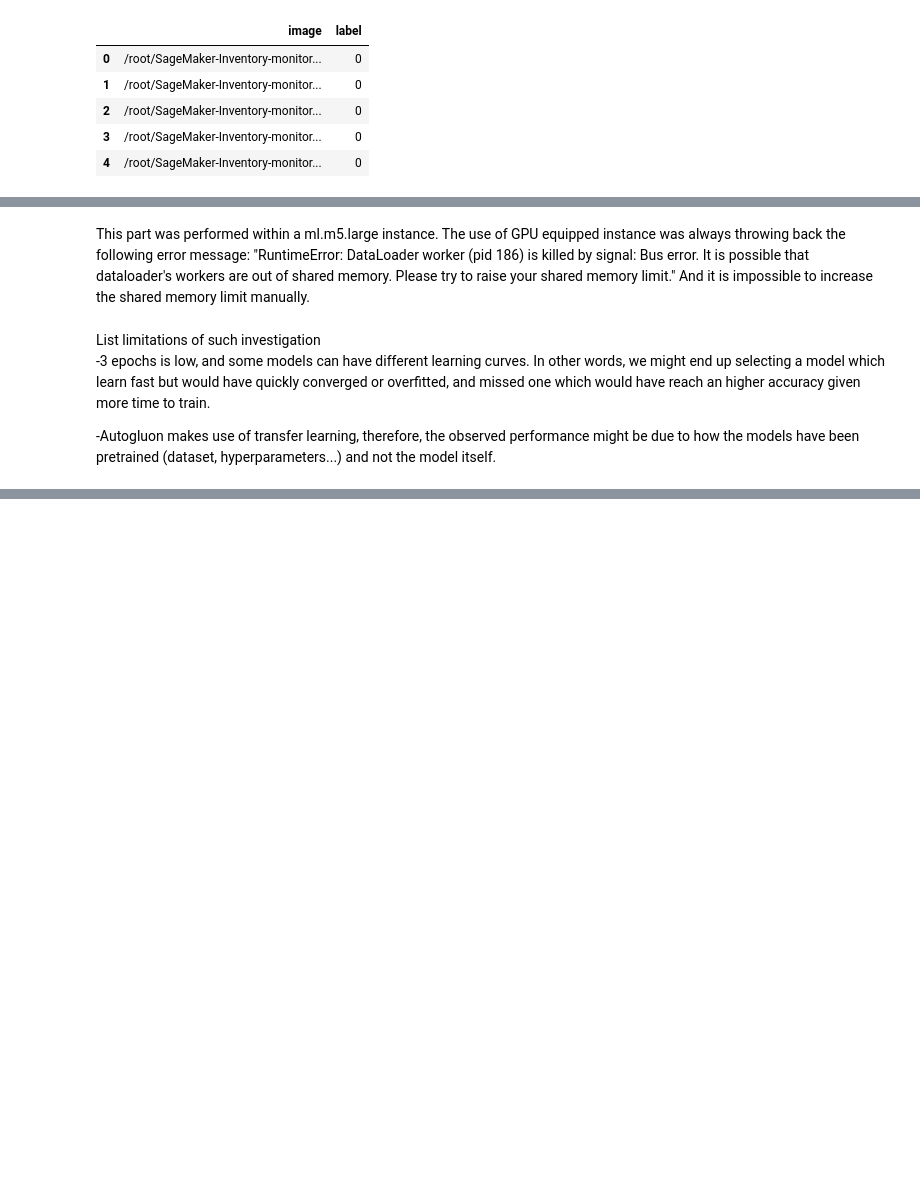
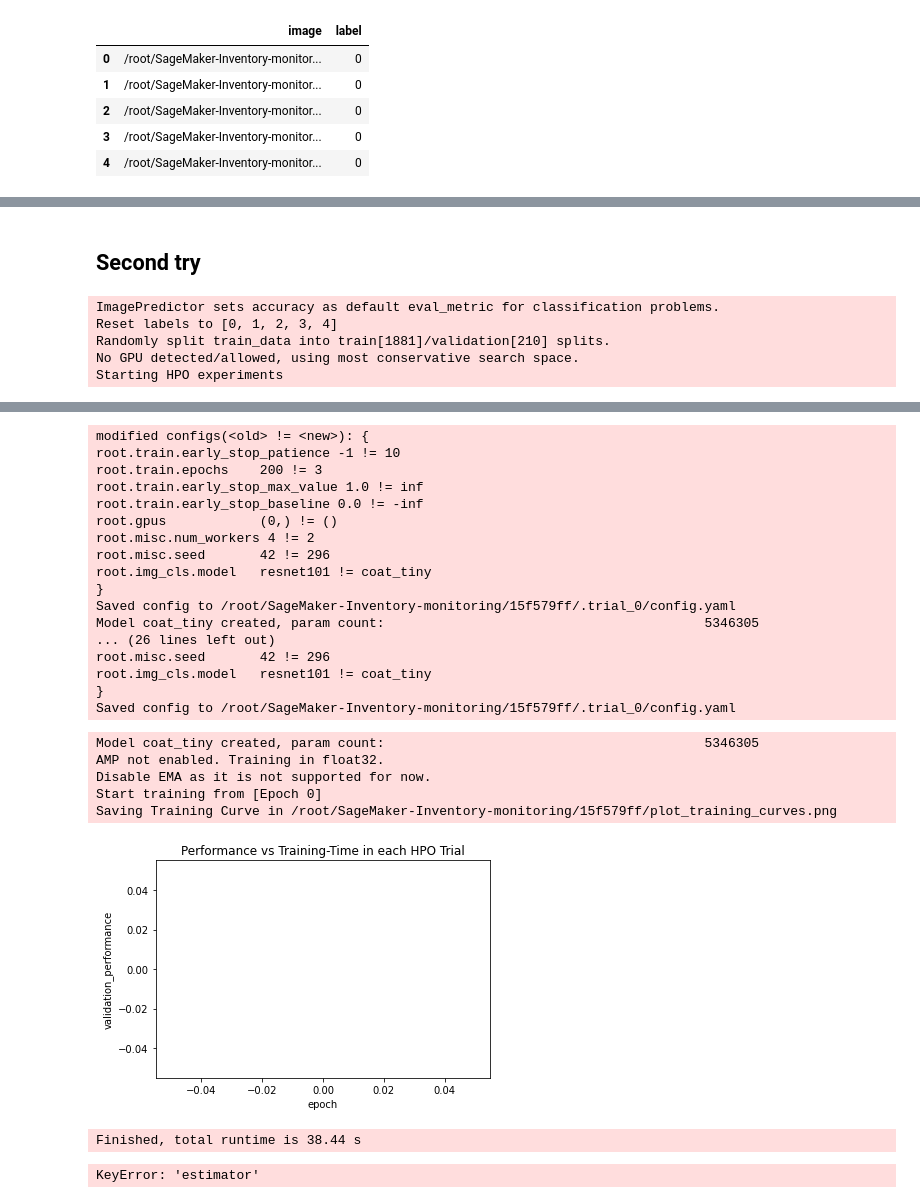
Before and after one commit to ClemPalf/SageMaker-Inventory-monitoring, a Jupyter notebook: 2) Model_choice_with_autogluon.ipynb, the cells around one changed output, grey strips where cells are left out. Saved outputs shown, nothing was run; the diff lists cells and outputs as text; code cells hidden in the pictures; blank space fills up the shorter version.

Commit message:
Problems with Autogluon

```diff
--- a/2) Model_choice_with_autogluon.ipynb
+++ b/2) Model_choice_with_autogluon.ipynb
@@ -49,3 +36,4 @@ Similarly, we can manually specify many crucial hyper-parameters, with specific
 # %%
 batch_sizes = ag.Categorical(32, 64, 128, 256)
 learning_rates = ag.Real(0.001, 0.1, log=True)
+hyperparameters={'model': models, 'batch_size': batch_sizes, 'lr': learning_rates, 'epochs': 3}
@@ -52,9 +42,7 @@ learning_rates = ag.Real(0.001, 0.1, log=True)
 # %%
-hyperparameters={'model': models, 'batch_size': batch_sizes, 'lr': learning_rates, 'epochs': 2}
-hyperparameters={'epochs': 3}
 predictor = ImagePredictor()
 predictor.fit(dataset,
               time_limit=60*120,
               hyperparameters=hyperparameters,
-              hyperparameter_tune_kwargs={'searcher': 'bayesopt'})
+              hyperparameter_tune_kwargs={'searcher': 'bayesopt', 'num_trials': 2})
 # %% [output]
@@ -83,8 +72,13 @@ predictor.fit_summary()
-# %% [markdown]
-This part was performed within a ml.m5.large instance. The use of GPU equipped instance was always throwing back the following error message:
-"RuntimeError: DataLoader worker (pid 186) is killed by signal: Bus error. It is possible that dataloader's workers are out of shared memory. Please try to raise your shared memory limit." And it is impossible to increase the shared memory limit manually.
-# %% [markdown]
-List limitations of such investigation
--3 epochs is low, and some models can have different learning curves. In other words, we might end up selecting a model which learn fast but would have quickly converged or overfitted, and missed one which would have reach an higher accuracy given more time to train.
-
--Autogluon makes use of transfer learning, therefore, the observed performance might be due to how the models have been pretrained (dataset, hyperparameters...) and not the model itself.
+# %% [markdown]
+## Second try
+# %%
+predictor = ImagePredictor()
+predictor.fit(dataset, time_limit=60*120, hyperparameters=hyperparameters,
+              hyperparameter_tune_kwargs={#'searcher': 'bayesopt',
+                                          'num_trials': 2})
+# %% [output]
+ImagePredictor sets accuracy as default eval_metric for classification problems.
+Reset labels to [0, 1, 2, 3, 4]
+Randomly split train_data into train[1881]/validation[210] splits.
+No GPU detected/allowed, using most conservative search space.
+Starting HPO experiments
@@ -90,0 +86,25 @@ List limitations of such investigation
+modified configs(<old> != <new>): {
+root.train.early_stop_patience -1 != 10
+root.train.epochs    200 != 3
+root.train.early_stop_max_value 1.0 != inf
+root.train.early_stop_baseline 0.0 != -inf
+root.gpus            (0,) != ()
+root.misc.num_workers 4 != 2
+root.misc.seed       42 != 296
+root.img_cls.model   resnet101 != coat_tiny
+}
+Saved config to /root/SageMaker-Inventory-monitoring/15f579ff/.trial_0/config.yaml
+Model coat_tiny created, param count:                                         5346305
+... (26 lines left out)
+root.misc.seed       42 != 296
+root.img_cls.model   resnet101 != coat_tiny
+}
+Saved config to /root/SageMaker-Inventory-monitoring/15f579ff/.trial_0/config.yaml
+Model coat_tiny created, param count:                                         5346305
+AMP not enabled. Training in float32.
+Disable EMA as it is not supported for now.
+Start training from [Epoch 0]
+Saving Training Curve in /root/SageMaker-Inventory-monitoring/15f579ff/plot_training_curves.png
+[figure, added]
+Finished, total runtime is 38.44 s
+KeyError: 'estimator'
```
Also changed, not shown: parts of 10 cells of this notebook, 1 other file.
